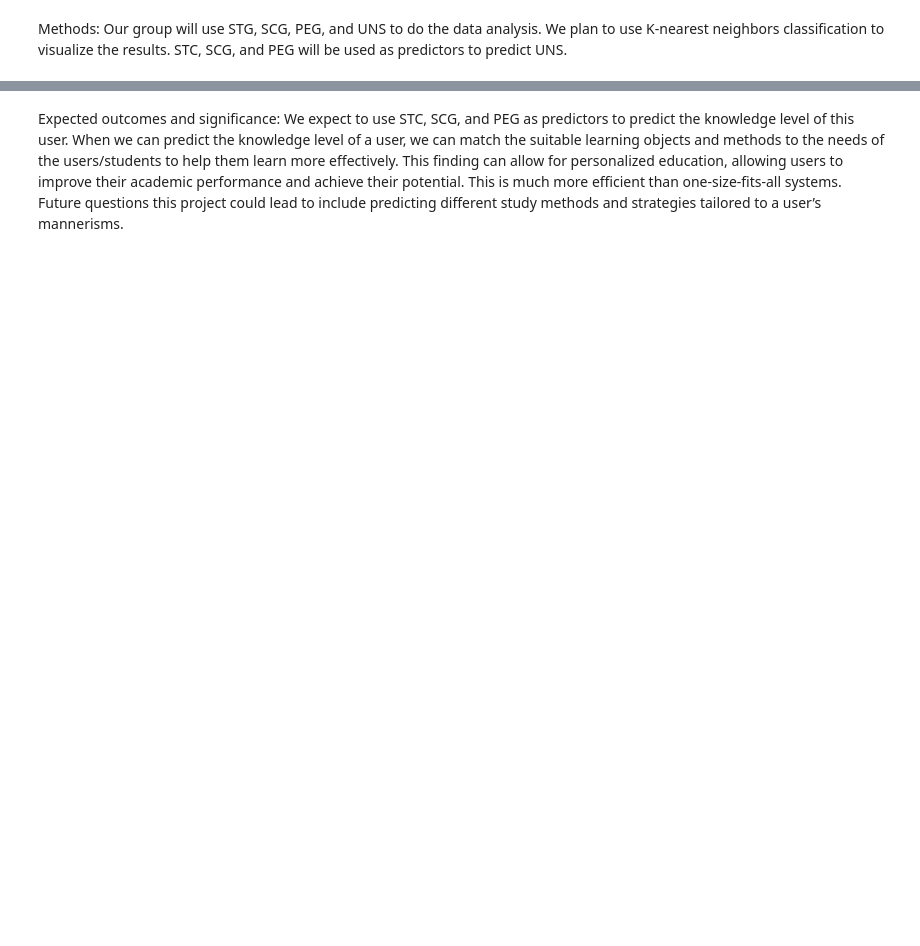
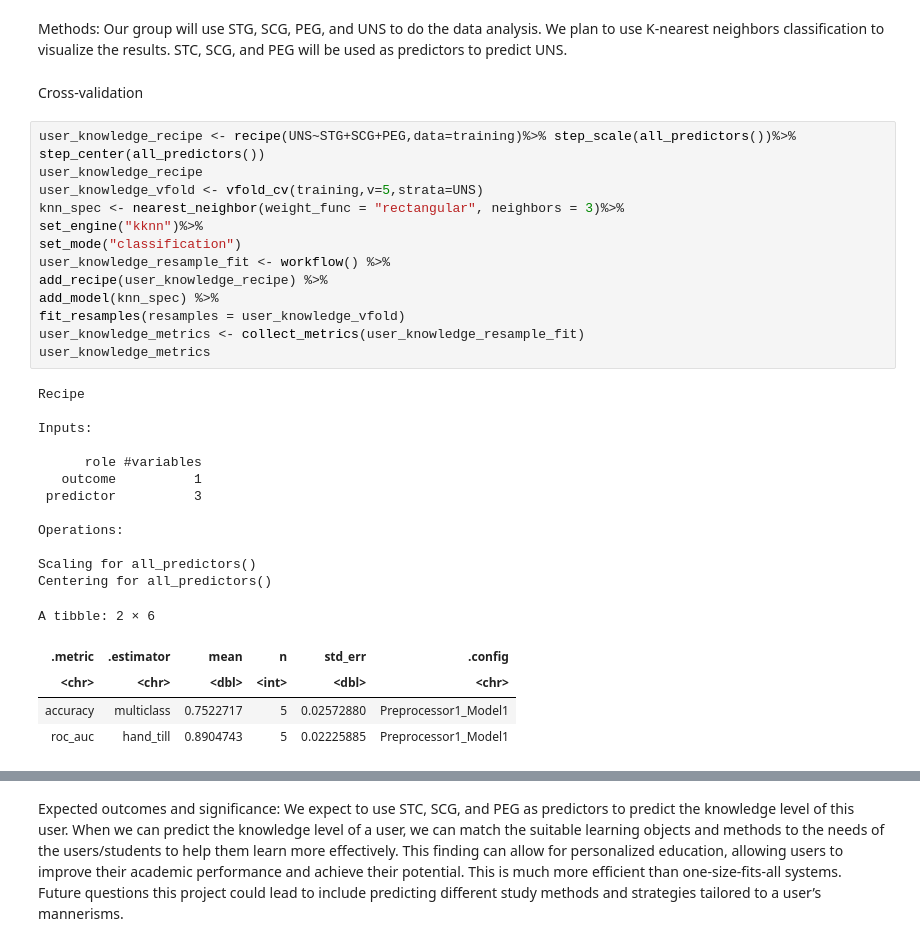
Before and after one commit to TPPJT/DSCI-Group-Project, a Jupyter notebook: GroupProject_1.ipynb, the cells around one changed output, grey strips where cells are left out. Drawn from its saved outputs; the diff is of its cells as text; blank space fills up the shorter version.

```diff
--- a/GroupProject_1.ipynb
+++ b/GroupProject_1.ipynb
@@ -66,3 +104,36 @@ New names:
 # %% [markdown]
 Methods:
 Our group will use STG, SCG, PEG, and UNS to do the data analysis. We plan to use K-nearest neighbors classification to visualize the results. STC, SCG, and PEG will be used as predictors to predict UNS.
+# %% [markdown]
+Cross-validation
+# %%
+user_knowledge_recipe <- recipe(UNS~STG+SCG+PEG,data=training)%>% step_scale(all_predictors())%>% step_center(all_predictors())
+user_knowledge_recipe
+user_knowledge_vfold <- vfold_cv(training,v=5,strata=UNS)
+knn_spec <- nearest_neighbor(weight_func = "rectangular", neighbors = 3)%>%
+set_engine("kknn")%>%
+set_mode("classification")
+user_knowledge_resample_fit <- workflow() %>%
+add_recipe(user_knowledge_recipe) %>%
+add_model(knn_spec) %>%
+fit_resamples(resamples = user_knowledge_vfold)
+user_knowledge_metrics <- collect_metrics(user_knowledge_resample_fit)
+user_knowledge_metrics
+# %% [output]
+Recipe
+
+Inputs:
+
+      role #variables
+   outcome          1
+ predictor          3
+
+Operations:
+
+Scaling for all_predictors()
+Centering for all_predictors()
+A tibble: 2 × 6
+| .metric | .estimator | mean | n | std_err | .config |
+| <chr> | <chr> | <dbl> | <int> | <dbl> | <chr> |
+| accuracy | multiclass | 0.7522717 | 5 | 0.02572880 | Preprocessor1_Model1 |
+| roc_auc | hand_till | 0.8904743 | 5 | 0.02225885 | Preprocessor1_Model1 |
```
Also changed, not shown: parts of 4 cells of this notebook.
